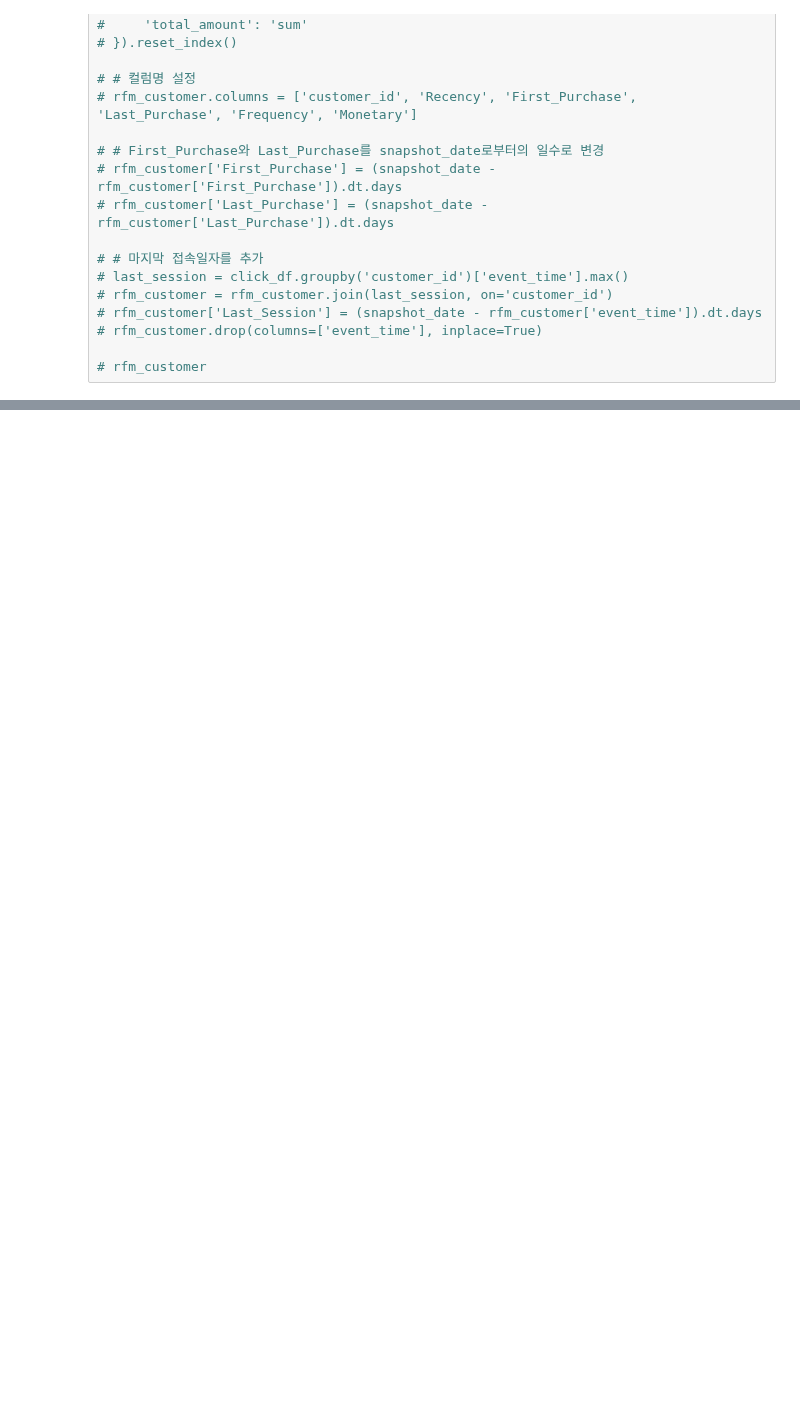
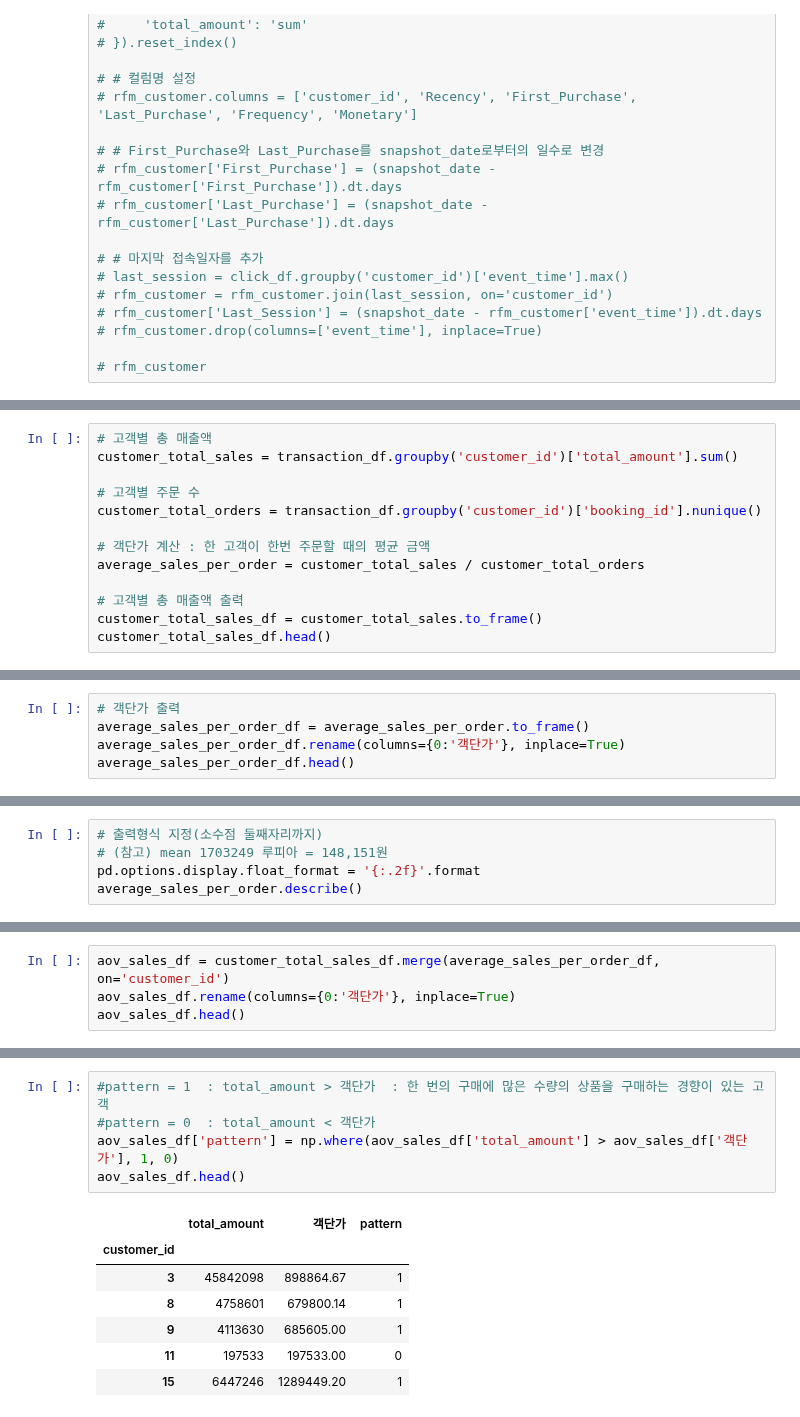
Before and after one commit to NARAEIM/tp2-da, a Jupyter notebook: tp2_da_imnarae.ipynb, the cells around one changed output, grey strips where cells are left out. Saved outputs shown, nothing was run; the diff lists cells and outputs as text; blank space fills up the shorter version.

```diff
--- a/tp2_da_imnarae.ipynb
+++ b/tp2_da_imnarae.ipynb
@@ -951,0 +1079,13 @@ Name: join_year, dtype: int64
+# %%
+# 고객별 총 매출액
+customer_total_sales = transaction_df.groupby('customer_id')['total_amount'].sum()
+
+# 고객별 주문 수
+customer_total_orders = transaction_df.groupby('customer_id')['booking_id'].nunique()
+
+# 객단가 계산 : 한 고객이 한번 주문할 때의 평균 금액
+average_sales_per_order = customer_total_sales / customer_total_orders
+
+# 고객별 총 매출액 출력
+customer_total_sales_df = customer_total_sales.to_frame()
+customer_total_sales_df.head()
@@ -951,0 +1112,5 @@ Name: join_year, dtype: int64
+# %%
+# 객단가 출력
+average_sales_per_order_df = average_sales_per_order.to_frame()
+average_sales_per_order_df.rename(columns={0:'객단가'}, inplace=True)
+average_sales_per_order_df.head()
@@ -951,0 +1125,5 @@ Name: join_year, dtype: int64
+# %%
+# 출력형식 지정(소수점 둘째자리까지)
+# (참고) mean 1703249 루피아 = 148,151원
+pd.options.display.float_format = '{:.2f}'.format
+average_sales_per_order.describe()
@@ -951,0 +1142,4 @@ Name: join_year, dtype: int64
+# %%
+aov_sales_df = customer_total_sales_df.merge(average_sales_per_order_df, on='customer_id')
+aov_sales_df.rename(columns={0:'객단가'}, inplace=True)
+aov_sales_df.head()
@@ -951,0 +1154,13 @@ Name: join_year, dtype: int64
+# %%
+#pattern = 1  : total_amount > 객단가  : 한 번의 구매에 많은 수량의 상품을 구매하는 경향이 있는 고객
+#pattern = 0  : total_amount < 객단가
+aov_sales_df['pattern'] = np.where(aov_sales_df['total_amount'] > aov_sales_df['객단가'], 1, 0)
+aov_sales_df.head()
+# %% [output]
+|  | total_amount | 객단가 | pattern |
+| customer_id |  |  |  |
+| 3 | 45842098 | 898864.67 | 1 |
+| 8 | 4758601 | 679800.14 | 1 |
+| 9 | 4113630 | 685605.00 | 1 |
+| 11 | 197533 | 197533.00 | 0 |
+| 15 | 6447246 | 1289449.20 | 1 |
```
Also changed, not shown: parts of 40 cells of this notebook.
